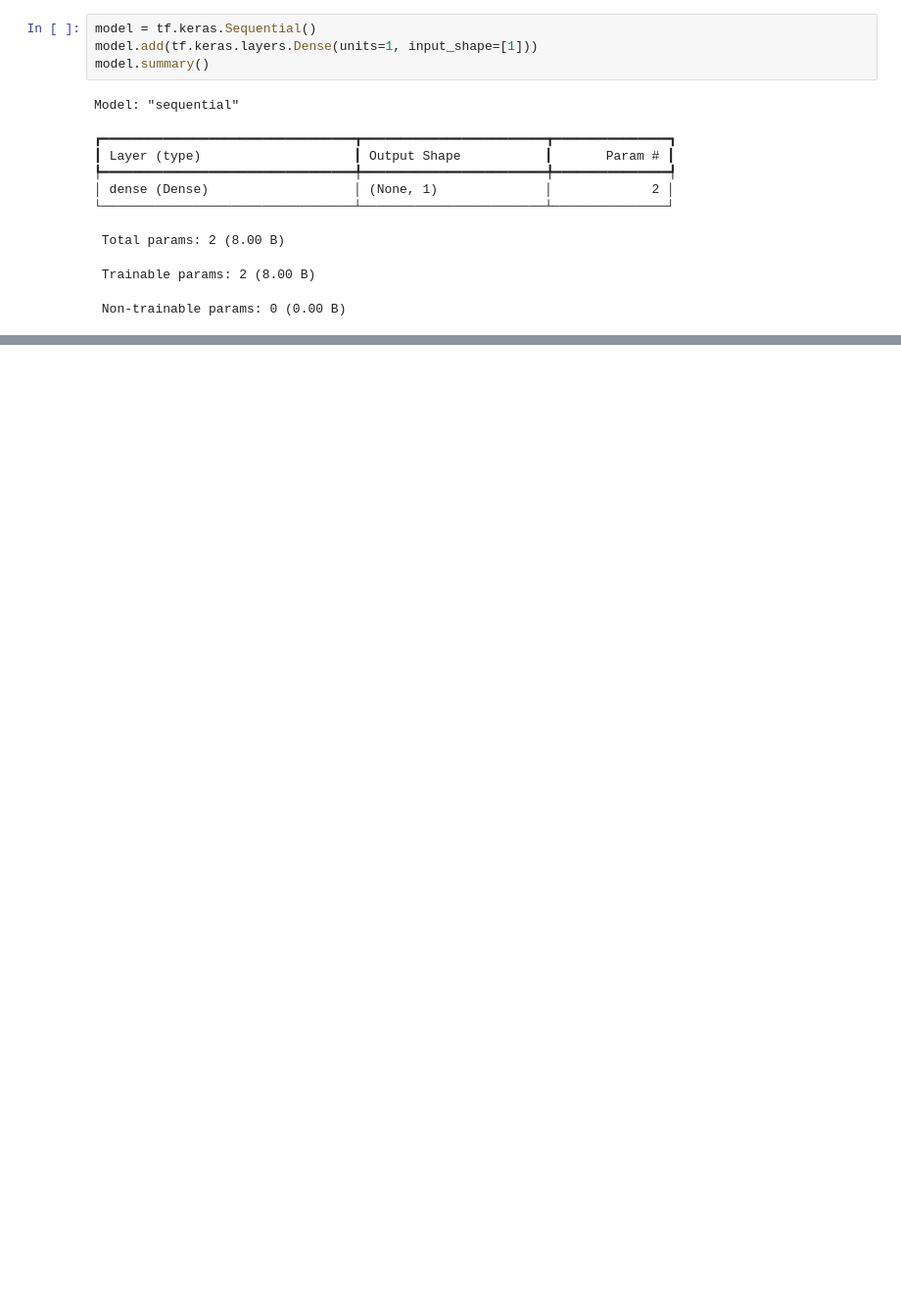
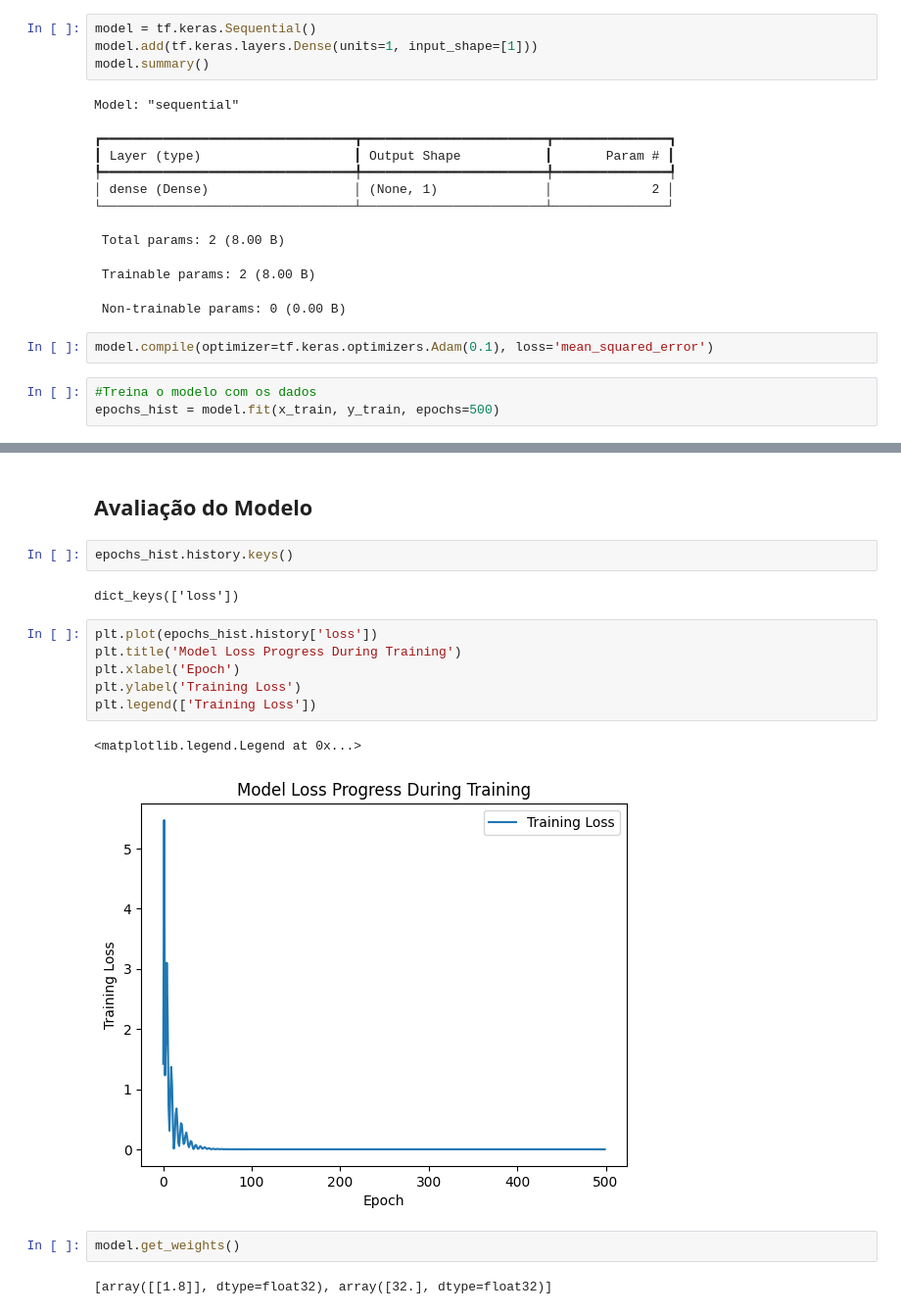
Before and after one commit to DuarteVn/Celsius_to_Fahrenheit, a Jupyter notebook: Conversão_Celsius_para_F.ipynb, the cells around one changed output, grey strips where cells are left out. Shown at 98% size. Saved outputs shown, nothing was run; the diff lists cells and outputs as text; blank space fills up the shorter version.

Commit message:
Avaliação do modelo + finalização do projeto

```diff
--- a/Conversão_Celsius_para_F.ipynb
+++ b/Conversão_Celsius_para_F.ipynb
@@ -91,3 +91,8 @@ Model: "sequential"
  Total params: 2 (8.00 B)
  Trainable params: 2 (8.00 B)
  Non-trainable params: 0 (0.00 B)
+# %%
+model.compile(optimizer=tf.keras.optimizers.Adam(0.1), loss='mean_squared_error')
+# %%
+#Treina o modelo com os dados
+epochs_hist = model.fit(x_train, y_train, epochs=500)
@@ -93,0 +117,19 @@ Model: "sequential"
+# %% [markdown]
+## Avaliação do Modelo
+# %%
+epochs_hist.history.keys()
+# %% [output]
+dict_keys(['loss'])
+# %%
+plt.plot(epochs_hist.history['loss'])
+plt.title('Model Loss Progress During Training')
+plt.xlabel('Epoch')
+plt.ylabel('Training Loss')
+plt.legend(['Training Loss'])
+# %% [output]
+<matplotlib.legend.Legend at 0x...>
+[figure, added]
+# %%
+model.get_weights()
+# %% [output]
+[array([[1.8]], dtype=float32), array([32.], dtype=float32)]
```
Also changed, not shown: parts of 4 cells of this notebook.
